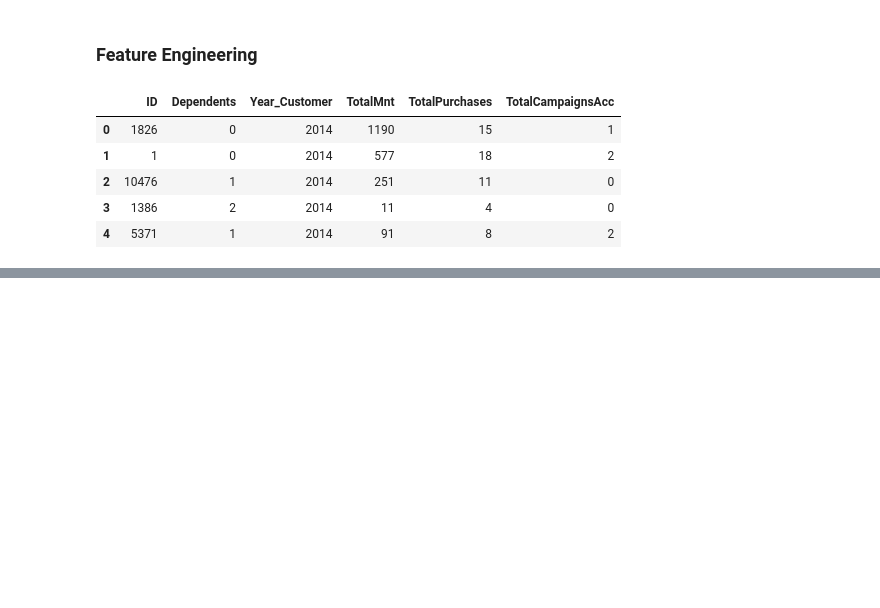
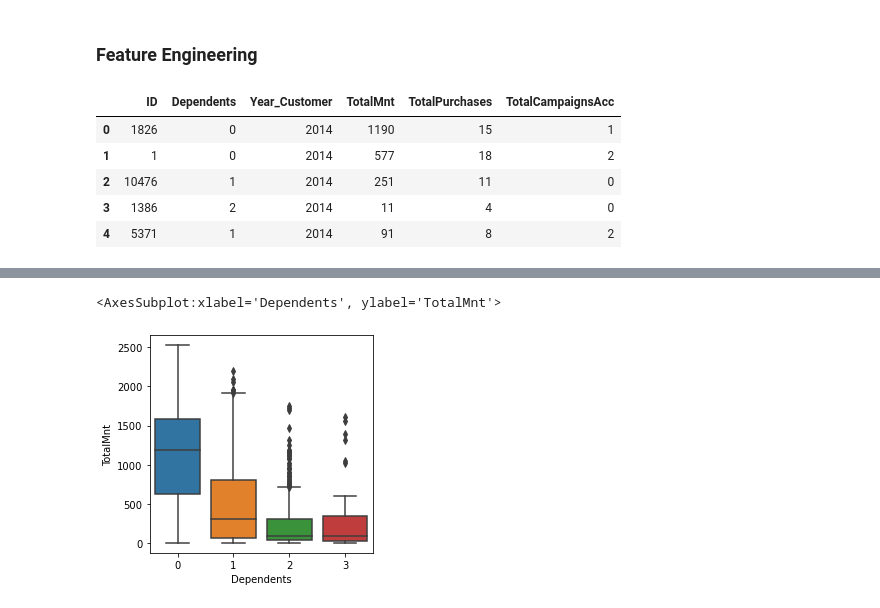
Before and after one commit to rabbilbhuiyan/Marketing_Analytics, a Jupyter notebook: Marketing_analytics_EDA.ipynb, the cells around one changed output, grey strips where cells are left out. Drawn from its saved outputs; the diff is of its cells as text; code cells hidden in the pictures; blank space fills up the shorter version.

```diff
--- a/Marketing_analytics_EDA.ipynb
+++ b/Marketing_analytics_EDA.ipynb
@@ -279,0 +335,7 @@ sns.heatmap(corr, mask=mask, cmap= cmap, vmin =-1, vmax=1, annot=True, fmt='.2f'
+# %%
+#### Plot illustrating the effect of having dependents (kids & teens) on spending
+plt.figure(figsize=(4,4))
+sns.boxplot(x='Dependents', y='TotalMnt', data=df)
+# %% [output]
+<AxesSubplot:xlabel='Dependents', ylabel='TotalMnt'>
+[figure, added]
```
Also changed, not shown: parts of 99 cells of this notebook.
